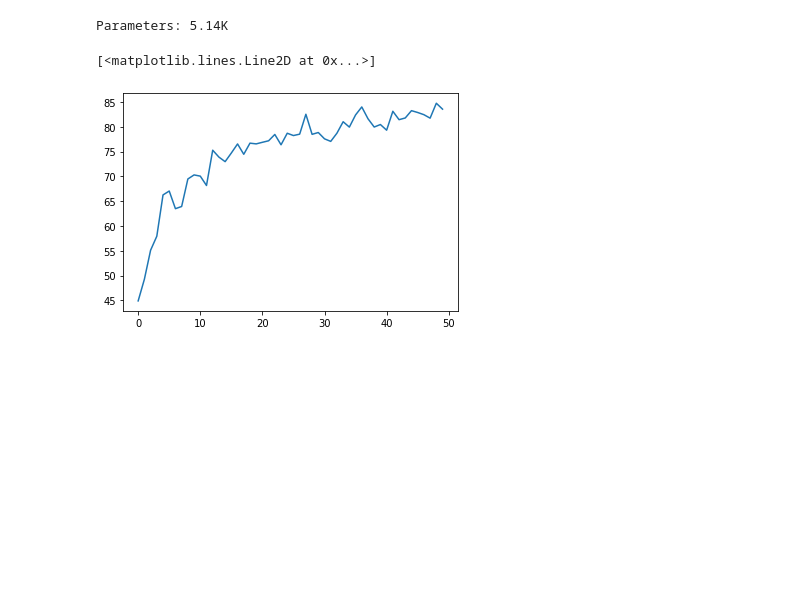
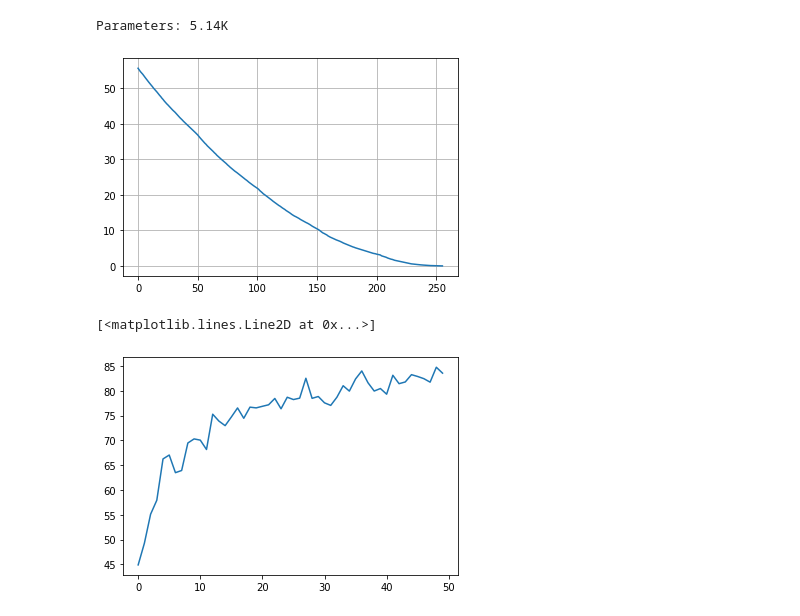
Before and after one commit to HuangHaoyu1997/Reservoir-Computing, a Jupyter notebook: new_RC.ipynb, the cells around one changed output. Saved outputs shown, nothing was run; the diff lists cells and outputs as text; code cells hidden in the pictures; blank space fills up the shorter version.

```diff
--- a/new_RC.ipynb
+++ b/new_RC.ipynb
@@ -9,7 +11,7 @@ from tqdm.auto import tqdm
 # %%
 class config:
     input = 28*28
-    output = 20
+    output = 10
     hid = 256    # RC Neurons
     thr = 0.5
     decay = 0.5
@@ -18,7 +20,7 @@ class config:
     N_hid = hid
     p_in = 0.2        # ratio of inhibitory neurons
     gamma = 1.0       # shape factor of gamma distribution
-    binary = False    # binary matrix of reservoir A
+    binary = True    # binary matrix of reservoir A
     net_type = 'BAC'  # type of reservoir connection topology
                       # 'ER',  # Erdos-Renyi Random Network
                       # 'ERC', # Clusters of Erdos-Renyi Networks
@@ -37,9 +39,11 @@ class config:
     scale = False     # rescale matrix A with spectral radius
 
 
+    num_minibatch = 10000
+    num_per_label_minibatch = 20 # number of samples of each label in one mini-batch
     batch = 128
-    epoch = 100
-    lr = 0.01
+    epoch = 10
+    lr = 0.001
     device = torch.device('cuda:0')
 # %%
 from spikingjelly.datasets.shd import SpikingHeidelbergDigits
@@ -190,6 +300,20 @@ params = sum(param.numel() for param in model.parameters() if param.requires_gra
 print("Parameters: {:.2f}K".format(params / 1e3))
 # %% [output]
 Parameters: 5.14K
+# %%
+model = RC()
+non_zero, per_node = [], []
+for i in range(256):
+    model.A[i,:] = 0
+    model.A[:,i] = 0
+    # print(i, (model.A!=0).sum(), (model.A!=0).sum()/256)
+    non_zero.append((model.A!=0).sum().item())
+    per_node.append((model.A!=0).sum().item()/256)
+# %%
+plt.plot(per_node)
+plt.grid()
+# %% [output]
+[figure, added]
 # %%
 plt.plot(acc)
 # %% [output]
```
Also changed, not shown: parts of 12 cells of this notebook, 3 other files.
